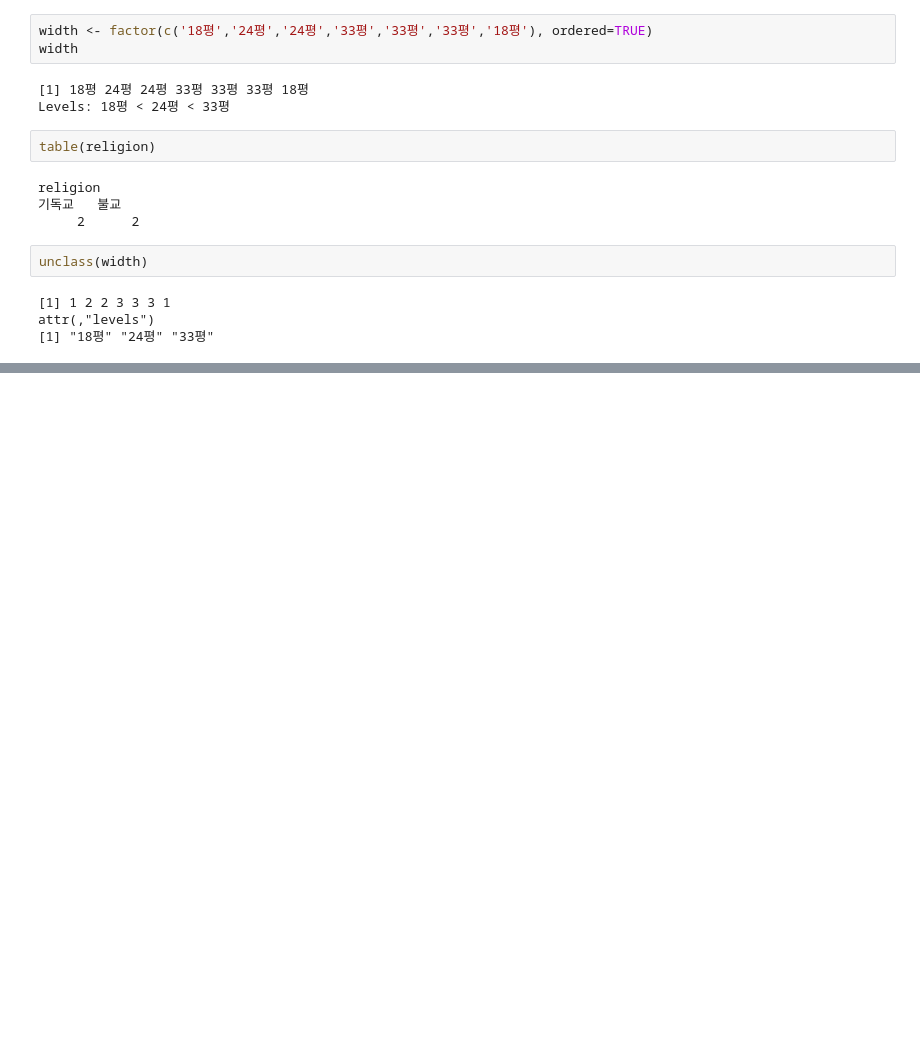
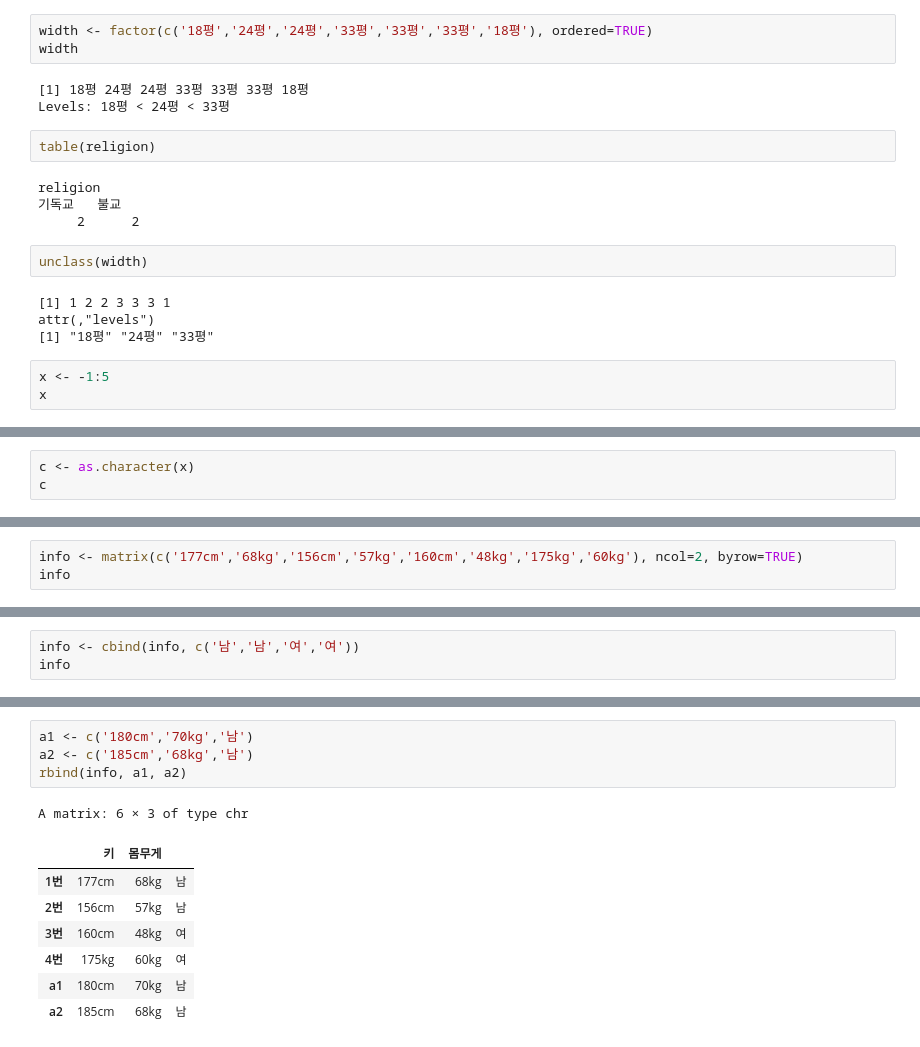
Before and after one commit to yoonyoung27/public_big_data_analysis, a Jupyter notebook: R.ipynb, the cells around one changed output, grey strips where cells are left out. Saved outputs shown, nothing was run; the diff lists cells and outputs as text; blank space fills up the shorter version.

```diff
--- a/R.ipynb
+++ b/R.ipynb
@@ -212,3 +212,6 @@ unclass(width)
 [1] 1 2 2 3 3 3 1
 attr(,"levels")
 [1] "18평" "24평" "33평"
+# %%
+x <- -1:5
+x
@@ -214,0 +228,3 @@ attr(,"levels")
+# %%
+c <- as.character(x)
+c
@@ -214,0 +432,3 @@ attr(,"levels")
+# %%
+info <- matrix(c('177cm','68kg','156cm','57kg','160cm','48kg','175kg','60kg'), ncol=2, byrow=TRUE)
+info
@@ -214,0 +471,3 @@ attr(,"levels")
+# %%
+info <- cbind(info, c('남','남','여','여'))
+info
@@ -214,0 +481,13 @@ attr(,"levels")
+# %%
+a1 <- c('180cm','70kg','남')
+a2 <- c('185cm','68kg','남')
+rbind(info, a1, a2)
+# %% [output]
+A matrix: 6 × 3 of type chr
+|  | 키 | 몸무게 |  |
+| 1번 | 177cm | 68kg | 남 |
+| 2번 | 156cm | 57kg | 남 |
+| 3번 | 160cm | 48kg | 여 |
+| 4번 | 175kg | 60kg | 여 |
+| a1 | 180cm | 70kg | 남 |
+| a2 | 185cm | 68kg | 남 |
```
Also changed, not shown: parts of 44 cells of this notebook.
